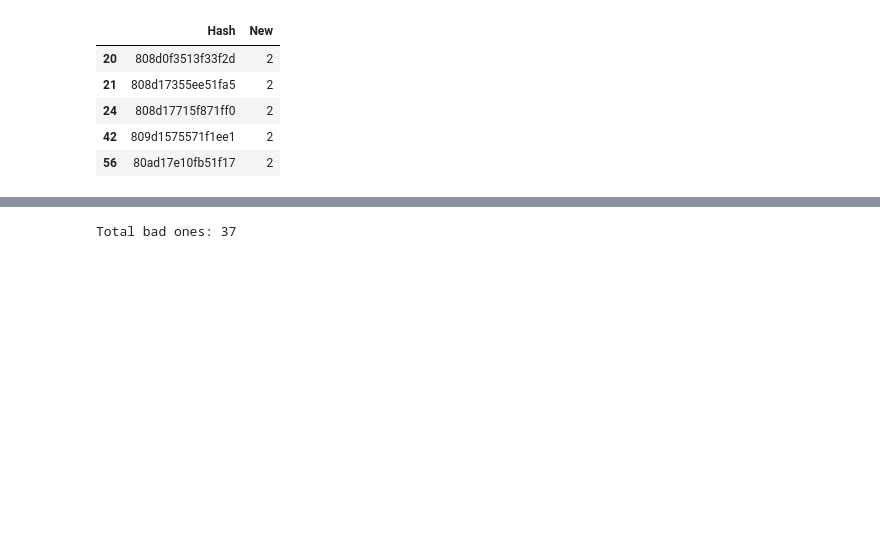
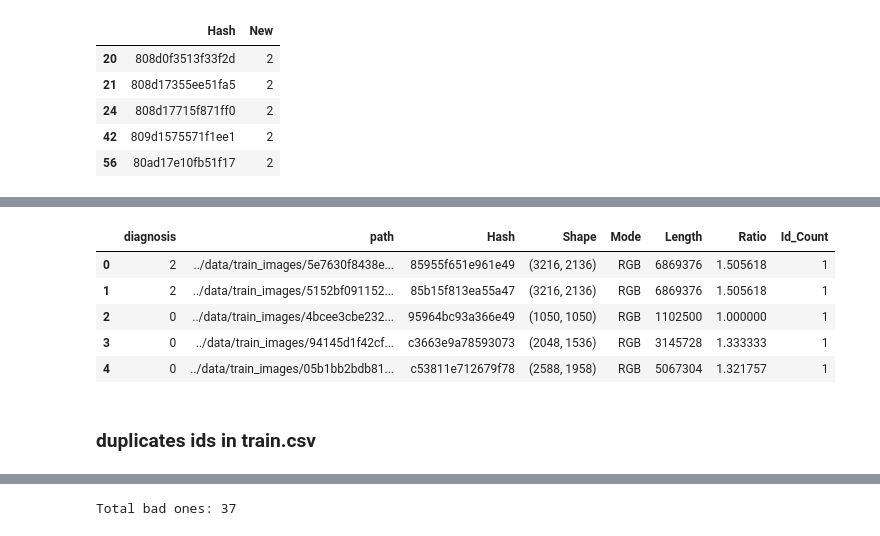
Before and after one commit to pyaf/Image-classification-pytorch, a Jupyter notebook: notebooks/similar-duplicate-images-in-aptos-data.ipynb, the cells around one changed output, grey strips where cells are left out. Drawn from its saved outputs; the diff is of its cells as text; code cells hidden in the pictures; blank space fills up the shorter version.

```diff
--- a/notebooks/similar-duplicate-images-in-aptos-data.ipynb
+++ b/notebooks/similar-duplicate-images-in-aptos-data.ipynb
@@ -147,0 +148,11 @@ train_input[train_input['Hash']=='808d0f3513f33f2d'] # FIltering only one Hash f
+# %%
+train_input.head()
+# %% [output]
+|  | diagnosis | path | Hash | Shape | Mode | Length | Ratio | Id_Count |
+| 0 | 2 | ../data/train_images/5e7630f8438e... | 85955f651e961e49 | (3216, 2136) | RGB | 6869376 | 1.505618 | 1 |
+| 1 | 2 | ../data/train_images/5152bf091152... | 85b15f813ea55a47 | (3216, 2136) | RGB | 6869376 | 1.505618 | 1 |
+| 2 | 0 | ../data/train_images/4bcee3cbe232... | 95964bc93a366e49 | (1050, 1050) | RGB | 1102500 | 1.000000 | 1 |
+| 3 | 0 | ../data/train_images/94145d1f42cf... | c3663e9a78593073 | (2048, 1536) | RGB | 3145728 | 1.333333 | 1 |
+| 4 | 0 | ../data/train_images/05b1bb2bdb81... | c53811e712679f78 | (2588, 1958) | RGB | 5067304 | 1.321757 | 1 |
+# %% [markdown]
+### duplicates ids in train.csv
```
Also changed, not shown: parts of 18 cells of this notebook, 10 other files.
